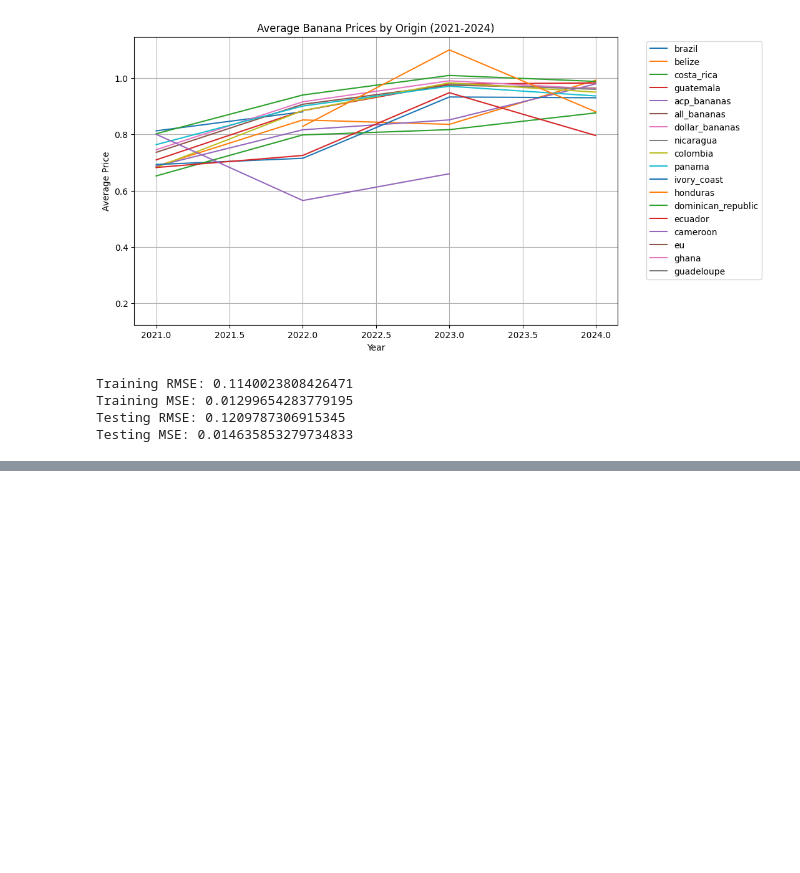
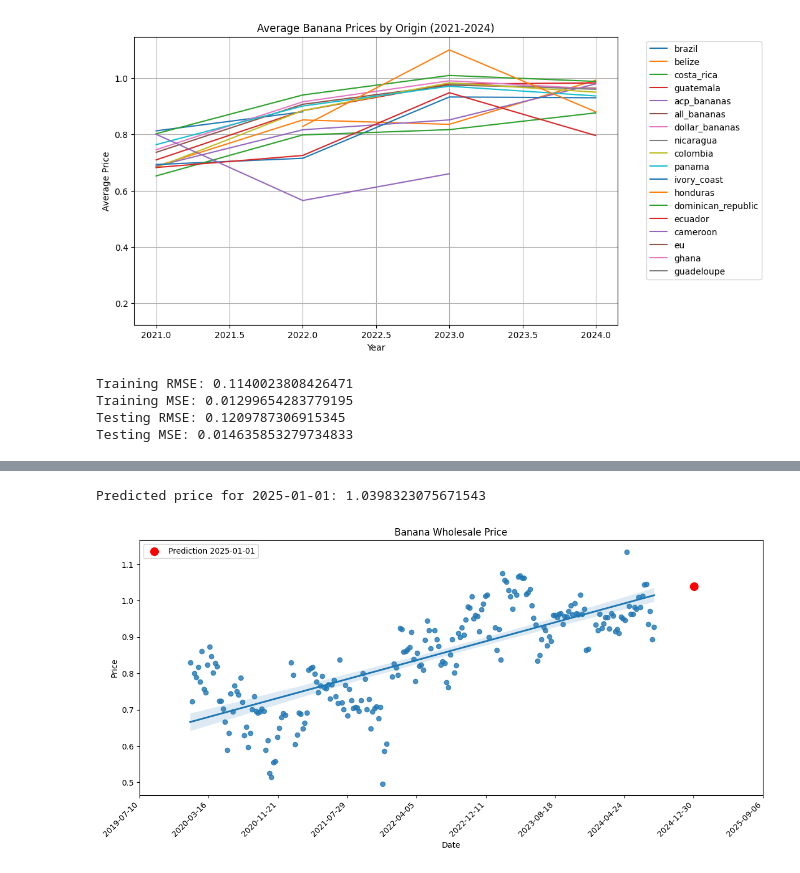
Before and after one commit to Tom-Yuen/TomY_Little_Projects, a Jupyter notebook: Banana.ipynb, the cells around one changed output, grey strips where cells are left out. Saved outputs shown, nothing was run; the diff lists cells and outputs as text; code cells hidden in the pictures; blank space fills up the shorter version.

```diff
--- a/Banana.ipynb
+++ b/Banana.ipynb
@@ -319,0 +453,55 @@ Testing MSE: 0.014635853279734833
+# %%
+# prompt: predict the price on 01-01-2025, and plot it with red dot on the same regression plot
+
+import pandas as pd
+import matplotlib.pyplot as plt
+# Example: Predicting price for a future date
+future_date = pd.to_datetime('2025-01-01')
+days_since_start_future = (future_date - df['Date'].min()).days
+future_price_prediction = model.predict([[days_since_start_future]])
+print('Predicted price for 2025-01-01:', future_price_prediction[0])
+
+# ... (previous code)
+
+# Plotting with seaborn
+fig, ax = plt.subplots(figsize=(12, 6))  # Increase figure size if necessary
+sns.regplot(x="date_ordinal", y="Price", data=df_avg_price, ax=ax)
+
+# ... (previous code for formatting x-axis labels)
+
+# Plot the prediction for 2025-01-01
+ax.scatter(future_date.toordinal(), future_price_prediction[0], color='red', s=100, label='Prediction 2025-01-01')
+
+# Getting the x-ticks
+xticks = ax.get_xticks()
+
+# Converting ordinal dates to datetime dates
+new_labels = [dt.date.fromordinal(int(item)) for item in xticks]
+
+# Formatting the new labels as strings
+new_labels_formatted = [date.strftime('%Y-%m-%d') for date in new_labels]
+
+# Setting the new x-ticks and labels
+ax.set_xticks(xticks)  # Set the x-ticks to the original ticks
+ax.set_xticklabels(new_labels_formatted, rotation=45, ha='right')  # Rotate labels and adjust alignment
+
+# Optionally, set interval for ticks (e.g., show every 2nd tick)
+# interval = 2
+# ax.set_xticks(xticks[::interval])
+# ax.set_xticklabels([new_labels_formatted[i] for i in range(0, len(new_labels_formatted), interval)], rotation=45, ha='right')
+
+# Labeling the x-axis
+ax.set_xlabel('Date')
+
+# Adding a legend
+ax.legend(loc='upper left')  # Place legend in the best location
+
+# Adding a title
+ax.set_title('Banana Wholesale Price')  # Add title here
+
+# Display the plot
+plt.tight_layout()  # Adjust layout to fit labels
+plt.show()
+# %% [output]
+Predicted price for 2025-01-01: 1.0398323075671543
+[figure, added]
```
Also changed, not shown: parts of 9 cells of this notebook.
